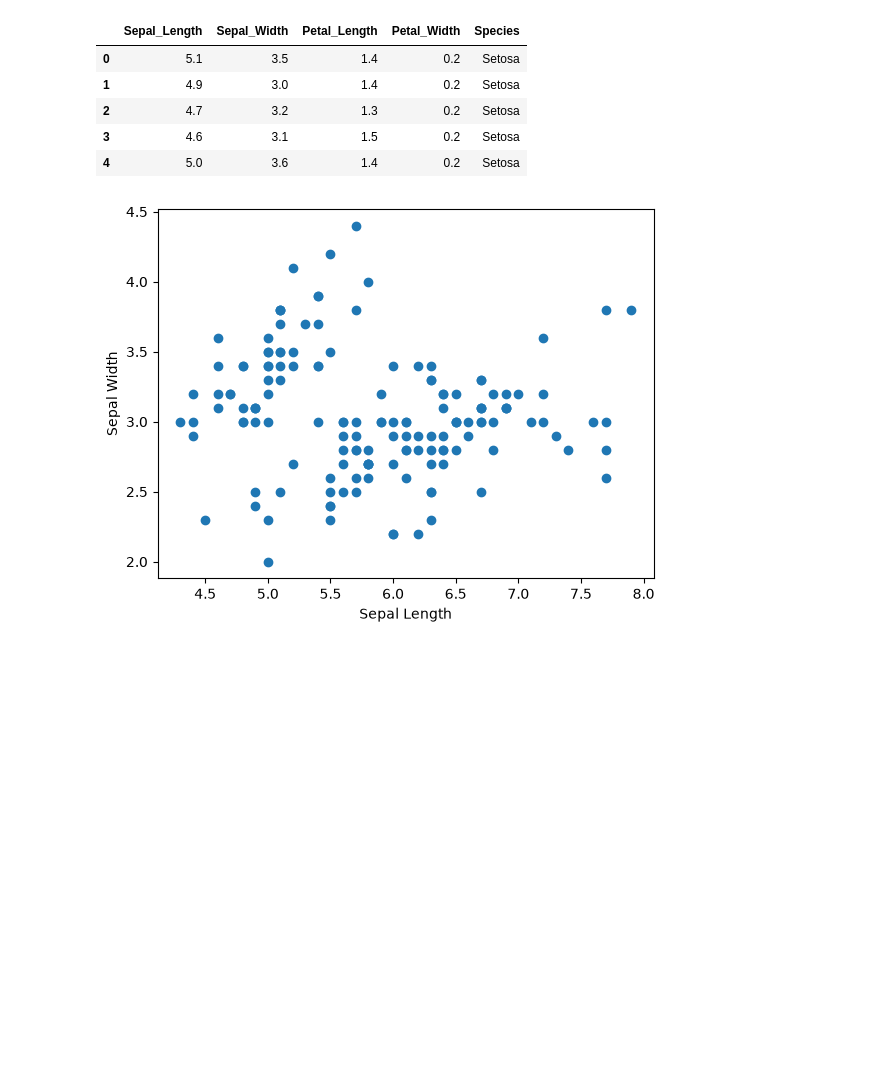
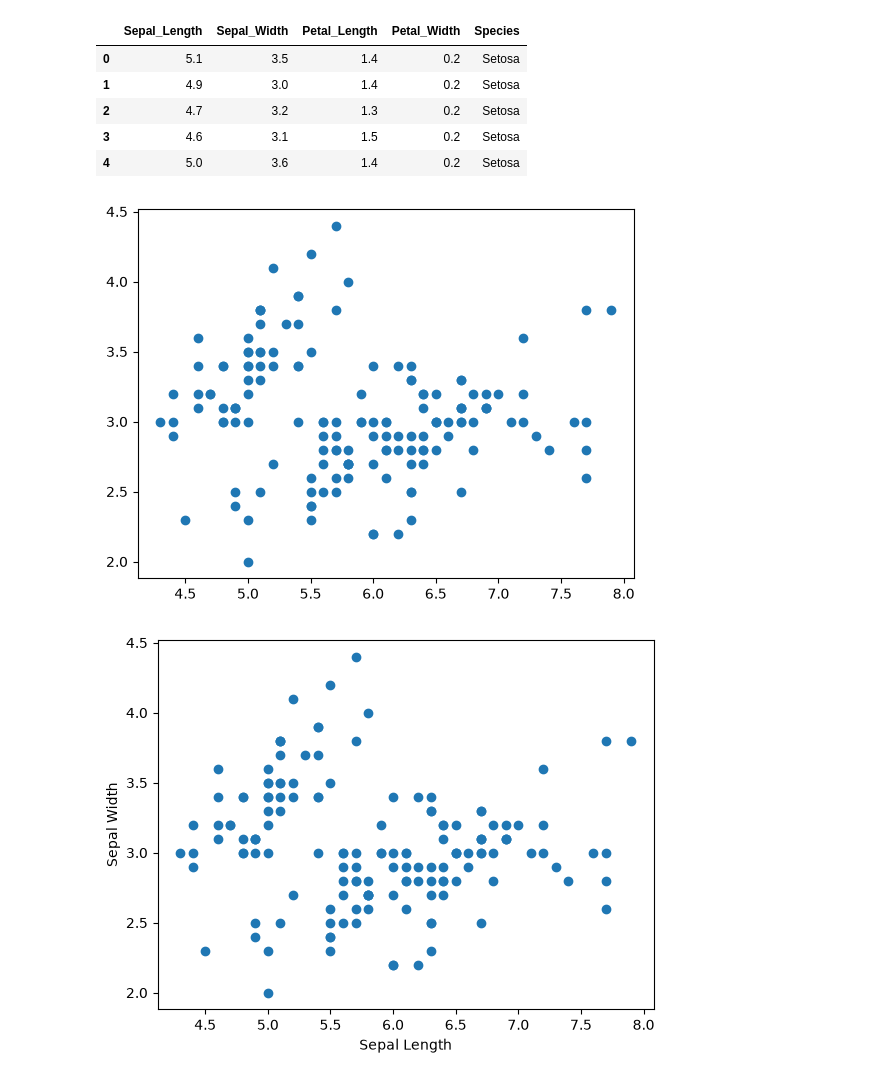
Before and after one commit to AmishaDaf/Amisha_Daf_FBS_Work, a Jupyter notebook: Data Analytics/Demos/Matplotlib demos/session 2.ipynb, the cells around one changed output. Drawn from its saved outputs; the diff is of its cells as text; code cells hidden in the pictures; blank space fills up the shorter version.

```diff
--- a/Data Analytics/Demos/Matplotlib demos/session 2.ipynb
+++ b/Data Analytics/Demos/Matplotlib demos/session 2.ipynb
@@ -11,6 +17,11 @@ data.head()
 | 2 | 4.7 | 3.2 | 1.3 | 0.2 | Setosa |
 | 3 | 4.6 | 3.1 | 1.5 | 0.2 | Setosa |
 | 4 | 5.0 | 3.6 | 1.4 | 0.2 | Setosa |
+# %%
+plt.scatter(data['Sepal_Length'], data['Sepal_Width'])
+plt.show()
+# %% [output]
+[figure, added]
 # %%
 plt.scatter(data['Sepal_Length'], data['Sepal_Width'])
 plt.xlabel('Sepal Length')
```
Also changed, not shown: parts of 21 cells of this notebook.
